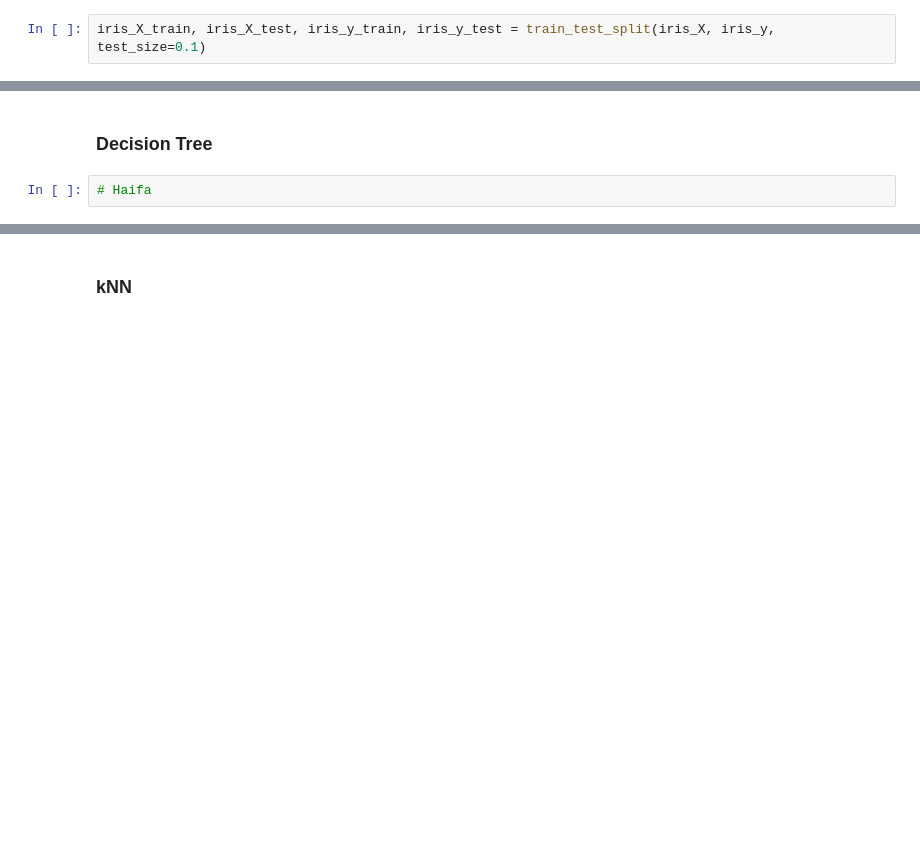
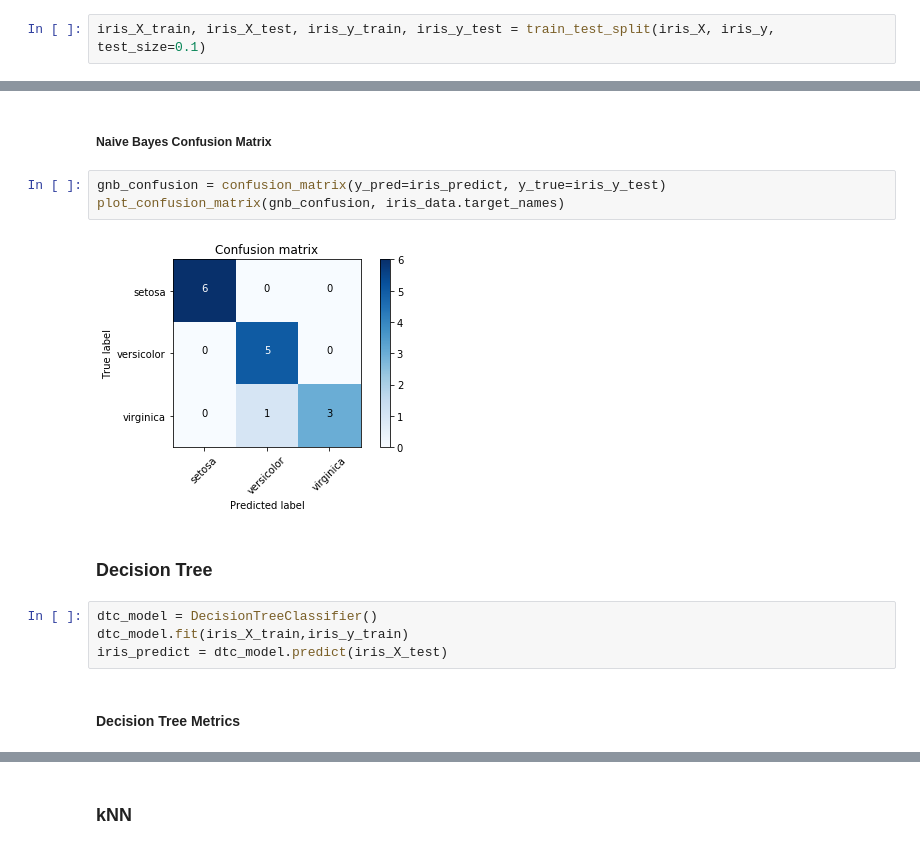
Before and after one commit to 13516016/sklearn-exploration, a Jupyter notebook: Tugas Kecil - AI - II.ipynb, the cells around one changed output, grey strips where cells are left out. Drawn from its saved outputs; the diff is of its cells as text; blank space fills up the shorter version.

```diff
--- a/Tugas Kecil - AI - II.ipynb
+++ b/Tugas Kecil - AI - II.ipynb
@@ -166,4 +287,15 @@ iris_X_train, iris_X_test, iris_y_train, iris_y_test = train_test_split(iris_X,
+# %% [markdown]
+##### Naive Bayes Confusion Matrix
+# %%
+gnb_confusion = confusion_matrix(y_pred=iris_predict, y_true=iris_y_test)
+plot_confusion_matrix(gnb_confusion, iris_data.target_names)
+# %% [output]
+[figure, added]
 # %% [markdown]
 ### Decision Tree
-# %%
-# Haifa
+# %%
+dtc_model = DecisionTreeClassifier()
+dtc_model.fit(iris_X_train,iris_y_train)
+iris_predict = dtc_model.predict(iris_X_test)
+# %% [markdown]
+#### Decision Tree Metrics
```
Also changed, not shown: parts of 61 cells of this notebook.
